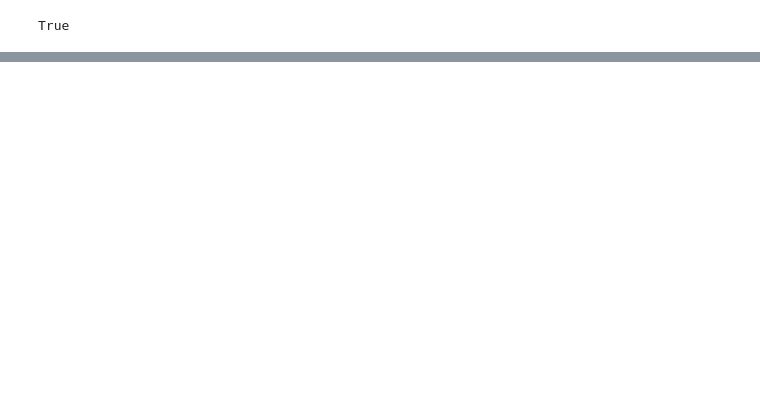
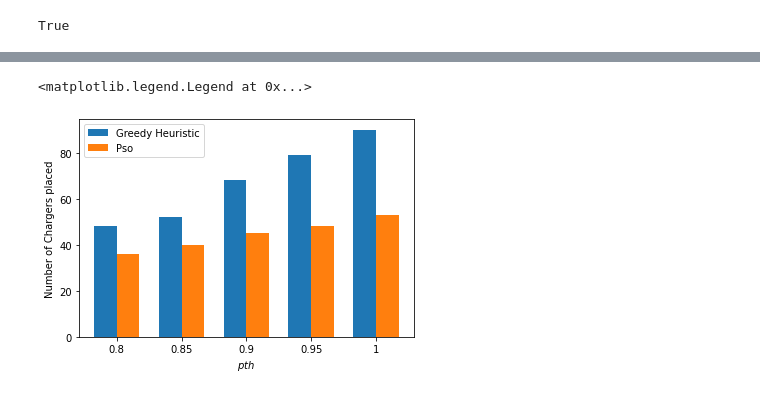
Before and after one commit to drewyh999/wireless_charging_scheme_simulator, a Jupyter notebook: result_plotting.ipynb, the cells around one changed output, grey strips where cells are left out. Drawn from its saved outputs; the diff is of its cells as text; code cells hidden in the pictures; blank space fills up the shorter version.

```diff
--- a/result_plotting.ipynb
+++ b/result_plotting.ipynb
@@ -152,0 +283,16 @@ True
+# %%
+bar_width=0.35
+names_1_1 = np.arange(6,11)
+greedy_chargers_1 = [48,52,68,79,90]
+pso_chargers_1 = [36,40,45,48,53]
+fig,ax = plt.subplots(1,1)
+ax.bar(names_1_1,greedy_chargers_1,bar_width,label='Greedy Heuristic')
+ax.bar(names_1_1 + bar_width,pso_chargers_1,bar_width,label='Pso')
+ax.set_xlabel("$pth$")
+ax.set_ylabel("Number of Chargers placed")
+ax.set_xticks(names_1_1 + bar_width/2)
+ax.set_xticklabels((0.8, 0.85, 0.9, 0.95,1))
+ax.legend()
+# %% [output]
+<matplotlib.legend.Legend at 0x...>
+[figure, added]
```
Also changed, not shown: parts of 7 cells of this notebook, 6 other files.
